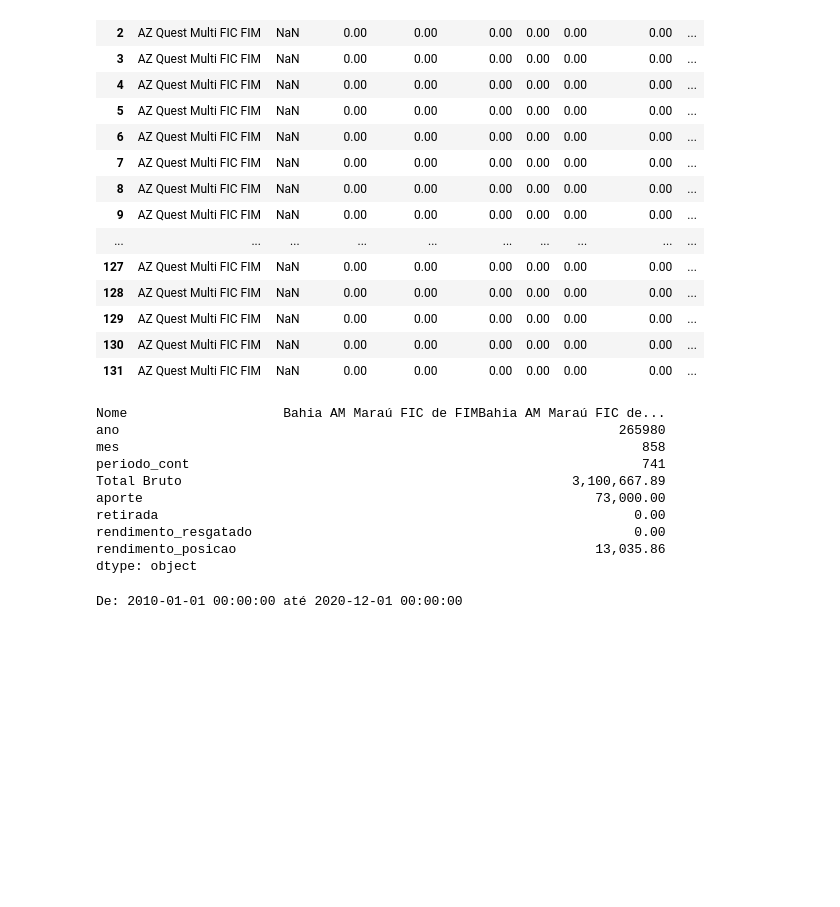
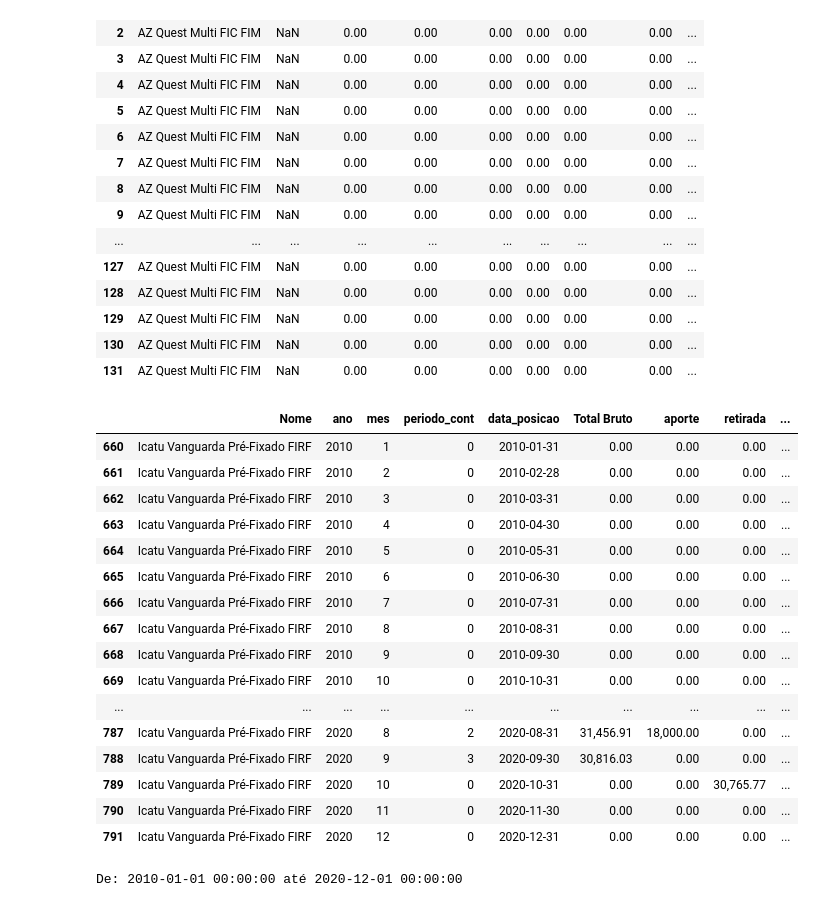
Before and after one commit to gabrielmlg/finance-app, a Jupyter notebook: app/classes/extrato_posicao_acoes.ipynb, the cells around one changed output. Cells and saved outputs as stored; diff of their text form; code cells hidden in the pictures; blank space fills up the shorter version.

```diff
--- a/app/classes/extrato_posicao_acoes.ipynb
+++ b/app/classes/extrato_posicao_acoes.ipynb
@@ -96,19 +109,28 @@ display(df_tmp[df_tmp['Nome'] == 'AZ Quest Multi FIC FIM'])
 | 131 | AZ Quest Multi FIC FIM | NaN | 0.00 | 0.00 | 0.00 | 0.00 | 0.00 | 0.00 | ... |
 # %%
 resumo_fi = fundo_investimento.resumo_novo(2010, 2020)
-# %%
-resumo_fi[resumo_fi['Nome'] == 'Bahia AM Maraú FIC de FIM'].sum()
-# %% [output]
-Nome                    Bahia AM Maraú FIC de FIMBahia AM Maraú FIC de...
-ano                                                                265980
-mes                                                                   858
-periodo_cont                                                          741
-Total Bruto                                                  3,100,667.89
-aporte                                                          73,000.00
-retirada                                                             0.00
-rendimento_resgatado                                                 0.00
-rendimento_posicao                                              13,035.86
-dtype: object
+# %%
+#display(resumo_fi[resumo_fi['Nome'] == 'Icatu Vanguarda Pré-Fixado FIRF '].sum())
+
+display(resumo_fi[resumo_fi['Nome'] == 'Icatu Vanguarda Pré-Fixado FIRF '])
+# %% [output]
+|  | Nome | ano | mes | periodo_cont | data_posicao | Total Bruto | aporte | retirada | ... |
+| 660 | Icatu Vanguarda Pré-Fixado FIRF | 2010 | 1 | 0 | 2010-01-31 | 0.00 | 0.00 | 0.00 | ... |
+| 661 | Icatu Vanguarda Pré-Fixado FIRF | 2010 | 2 | 0 | 2010-02-28 | 0.00 | 0.00 | 0.00 | ... |
+| 662 | Icatu Vanguarda Pré-Fixado FIRF | 2010 | 3 | 0 | 2010-03-31 | 0.00 | 0.00 | 0.00 | ... |
+| 663 | Icatu Vanguarda Pré-Fixado FIRF | 2010 | 4 | 0 | 2010-04-30 | 0.00 | 0.00 | 0.00 | ... |
+| 664 | Icatu Vanguarda Pré-Fixado FIRF | 2010 | 5 | 0 | 2010-05-31 | 0.00 | 0.00 | 0.00 | ... |
+| 665 | Icatu Vanguarda Pré-Fixado FIRF | 2010 | 6 | 0 | 2010-06-30 | 0.00 | 0.00 | 0.00 | ... |
+| 666 | Icatu Vanguarda Pré-Fixado FIRF | 2010 | 7 | 0 | 2010-07-31 | 0.00 | 0.00 | 0.00 | ... |
+| 667 | Icatu Vanguarda Pré-Fixado FIRF | 2010 | 8 | 0 | 2010-08-31 | 0.00 | 0.00 | 0.00 | ... |
+| 668 | Icatu Vanguarda Pré-Fixado FIRF | 2010 | 9 | 0 | 2010-09-30 | 0.00 | 0.00 | 0.00 | ... |
+| 669 | Icatu Vanguarda Pré-Fixado FIRF | 2010 | 10 | 0 | 2010-10-31 | 0.00 | 0.00 | 0.00 | ... |
+| ... | ... | ... | ... | ... | ... | ... | ... | ... | ... |
+| 787 | Icatu Vanguarda Pré-Fixado FIRF | 2020 | 8 | 2 | 2020-08-31 | 31,456.91 | 18,000.00 | 0.00 | ... |
+| 788 | Icatu Vanguarda Pré-Fixado FIRF | 2020 | 9 | 3 | 2020-09-30 | 30,816.03 | 0.00 | 0.00 | ... |
+| 789 | Icatu Vanguarda Pré-Fixado FIRF | 2020 | 10 | 0 | 2020-10-31 | 0.00 | 0.00 | 30,765.77 | ... |
+| 790 | Icatu Vanguarda Pré-Fixado FIRF | 2020 | 11 | 0 | 2020-11-30 | 0.00 | 0.00 | 0.00 | ... |
+| 791 | Icatu Vanguarda Pré-Fixado FIRF | 2020 | 12 | 0 | 2020-12-31 | 0.00 | 0.00 | 0.00 | ... |
 # %%
 start = datetime(resumo_fi['ano'].min(), 1, 1)
 end = datetime(resumo_fi['ano'].max(), 12, 1)
```
Also changed, not shown: parts of 6 cells of this notebook, 2 other files.
